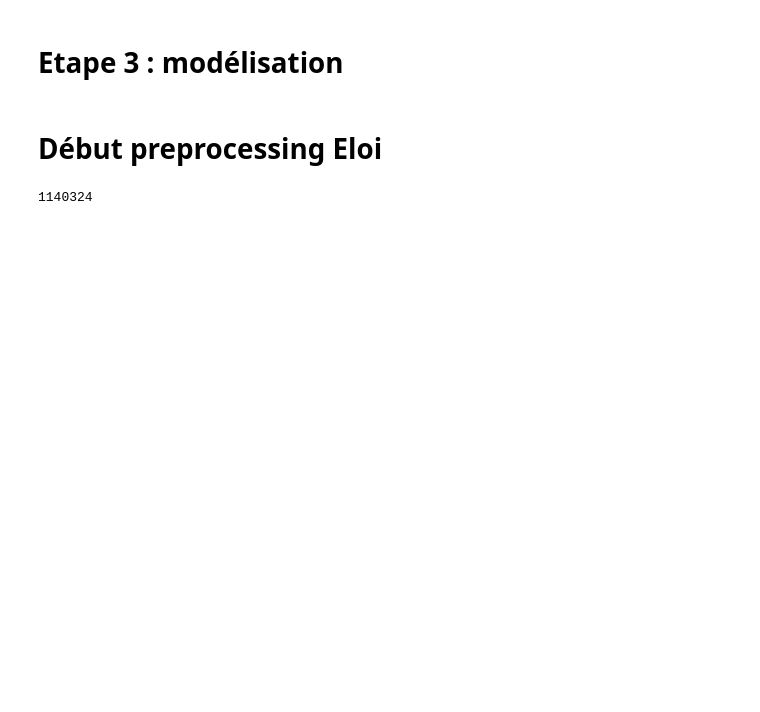
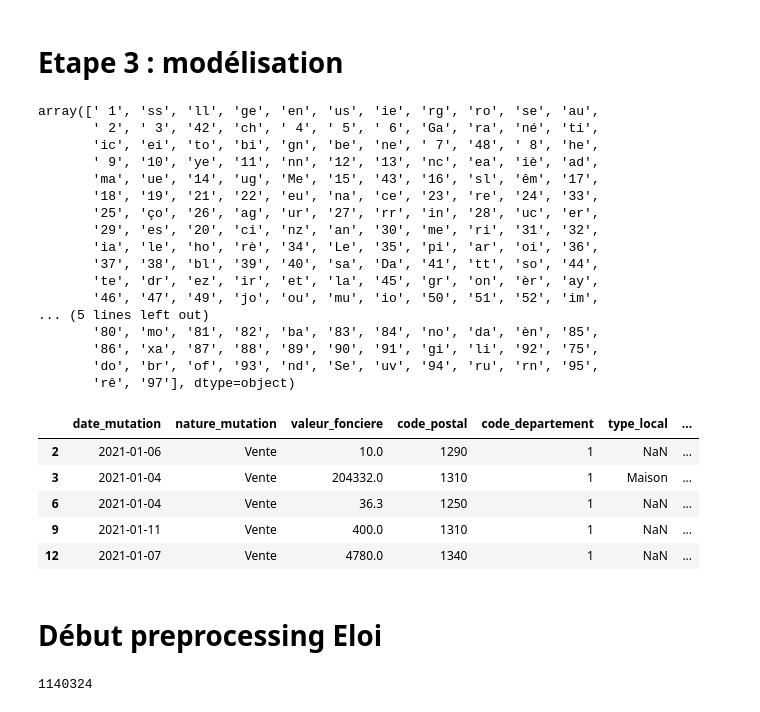
Before and after one commit to victor-kerros/tokenisation-immo, a Jupyter notebook: token-immo.ipynb, the cells around one changed output. Saved outputs shown, nothing was run; the diff lists cells and outputs as text; code cells hidden in the pictures; blank space fills up the shorter version.

```diff
--- a/token-immo.ipynb
+++ b/token-immo.ipynb
@@ -484,5 +558,41 @@ Comme le code de preprocessing est très long à exécuter pour le dataset entie
 # %% [markdown]
 # Etape 3 : modélisation
+# %%
+# prix_m2
+data['prix_m2'] = data['surface_terrain'] / data['valeur_fonciere']
+
+# code_postal
+data['code_postal'] = [x[-12:][:5] for x in data["adresse"].values]
+
+# departement
+data['departement'] = [x[:2] for x in data['code_postal'].values]
+
+display(data['departement'].unique())
+data.head()
+# %% [output]
+array([' 1', 'ss', 'll', 'ge', 'en', 'us', 'ie', 'rg', 'ro', 'se', 'au',
+       ' 2', ' 3', '42', 'ch', ' 4', ' 5', ' 6', 'Ga', 'ra', 'né', 'ti',
+       'ic', 'ei', 'to', 'bi', 'gn', 'be', 'ne', ' 7', '48', ' 8', 'he',
+       ' 9', '10', 'ye', '11', 'nn', '12', '13', 'nc', 'ea', 'iè', 'ad',
+       'ma', 'ue', '14', 'ug', 'Me', '15', '43', '16', 'sl', 'êm', '17',
+       '18', '19', '21', '22', 'eu', 'na', 'ce', '23', 're', '24', '33',
+       '25', 'ço', '26', 'ag', 'ur', '27', 'rr', 'in', '28', 'uc', 'er',
+       '29', 'es', '20', 'ci', 'nz', 'an', '30', 'me', 'ri', '31', '32',
+       'ia', 'le', 'ho', 'rè', '34', 'Le', '35', 'pi', 'ar', 'oi', '36',
+       '37', '38', 'bl', '39', '40', 'sa', 'Da', '41', 'tt', 'so', '44',
+       'te', 'dr', 'ez', 'ir', 'et', 'la', '45', 'gr', 'on', 'èr', 'ay',
+       '46', '47', '49', 'jo', 'ou', 'mu', 'io', '50', '51', '52', 'im',
+... (5 lines left out)
+       '80', 'mo', '81', '82', 'ba', '83', '84', 'no', 'da', 'èn', '85',
+       '86', 'xa', '87', '88', '89', '90', '91', 'gi', 'li', '92', '75',
+       'do', 'br', 'of', '93', 'nd', 'Se', 'uv', '94', 'ru', 'rn', '95',
+       'rê', '97'], dtype=object)
+|  | date_mutation | nature_mutation | valeur_fonciere | code_postal | code_departement | type_local | ... |
+| 2 | 2021-01-06 | Vente | 10.0 | 1290 | 1 | NaN | ... |
+| 3 | 2021-01-04 | Vente | 204332.0 | 1310 | 1 | Maison | ... |
+| 6 | 2021-01-04 | Vente | 36.3 | 1250 | 1 | NaN | ... |
+| 9 | 2021-01-11 | Vente | 400.0 | 1310 | 1 | NaN | ... |
+| 12 | 2021-01-07 | Vente | 4780.0 | 1340 | 1 | NaN | ... |
 # %% [markdown]
 # Début preprocessing Eloi
 # %%
```
Also changed, not shown: parts of 17 cells of this notebook.
